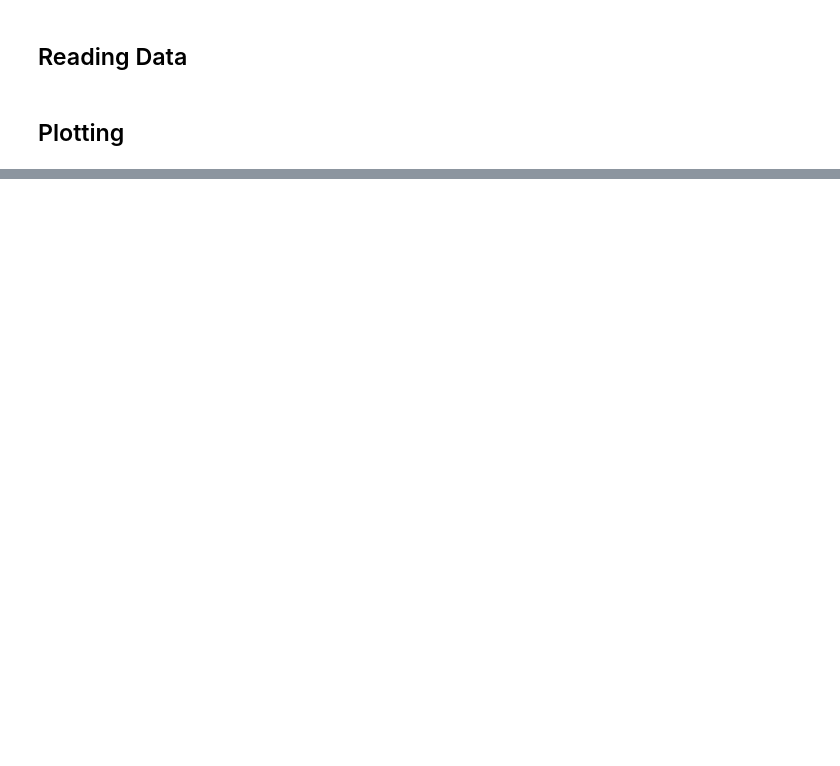
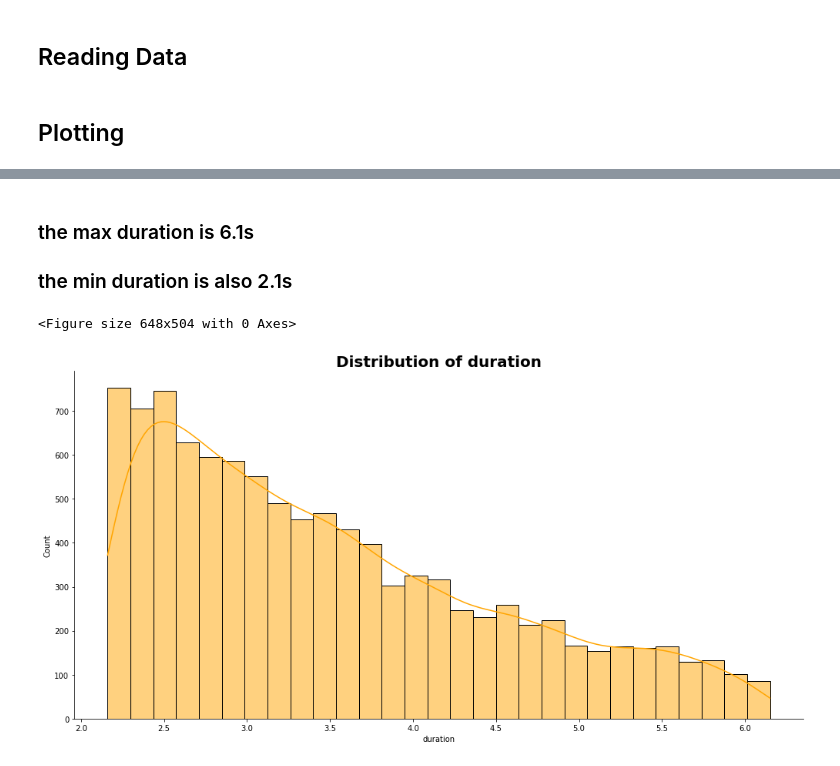
Before and after one commit to 10-Academy-Batch-4-Week-4/Swahili-Speech-To-Text, a Jupyter notebook: notebooks/EDA.ipynb, the cells around one changed output, grey strips where cells are left out. Cells and saved outputs as stored; diff of their text form; code cells hidden in the pictures; blank space fills up the shorter version.

Commit message:
Exploratory Data Analysis

```diff
--- a/notebooks/EDA.ipynb
+++ b/notebooks/EDA.ipynb
@@ -18,2 +30,6 @@ def audio_test(data:pd.DataFrame,col:str,row:int):
+# %%
+mata_data_path = "../metadata.csv"
 # %% [markdown]
 ## Plotting
+# %%
+meta_data = pd.read_csv(mata_data_path)
@@ -19,0 +50,2 @@ def audio_test(data:pd.DataFrame,col:str,row:int):
+# %%
+duration_df = meta_data[['duration', 'filename']]
@@ -19,0 +64,8 @@ def audio_test(data:pd.DataFrame,col:str,row:int):
+# %% [markdown]
+###  the max duration is 6.1s
+### the min duration is also 2.1s
+# %%
+plots.plot_hist(duration_df, 'duration', 'orange')
+# %% [output]
+<Figure size 648x504 with 0 Axes>
+[figure, added]
```
Also changed, not shown: parts of 16 cells of this notebook, 1 other file.
